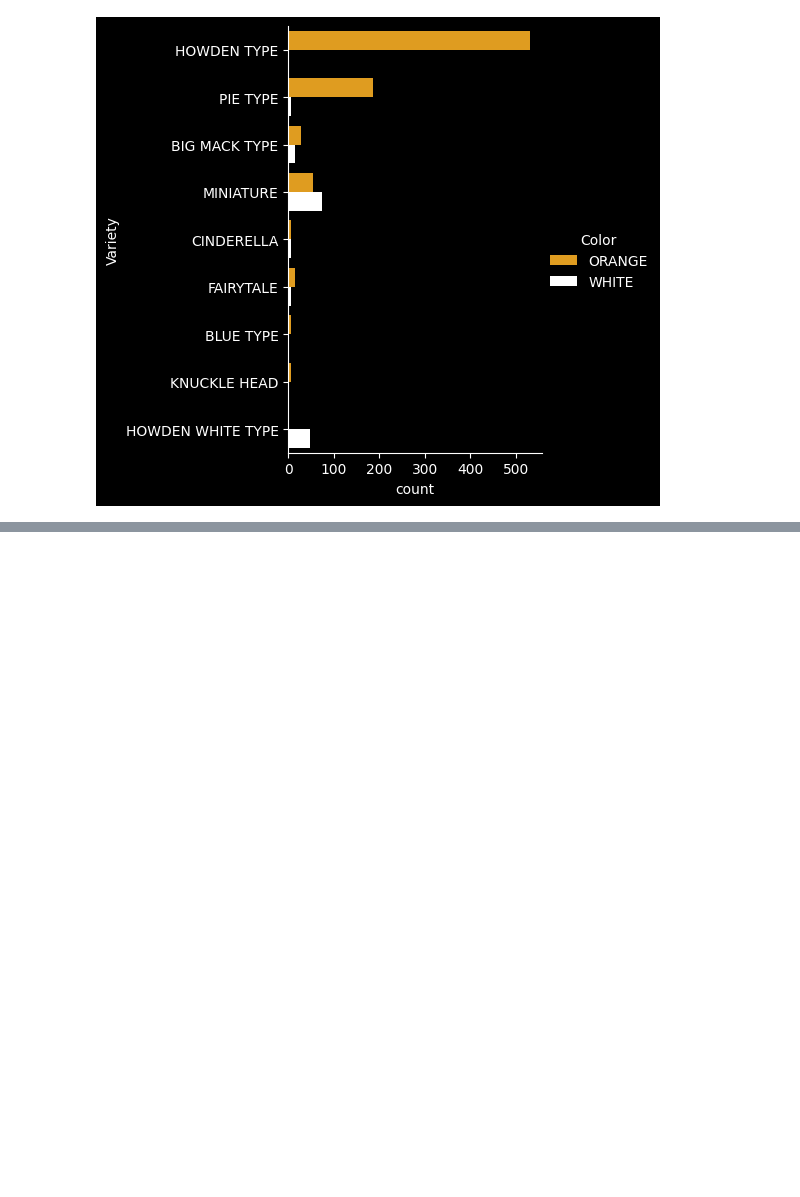
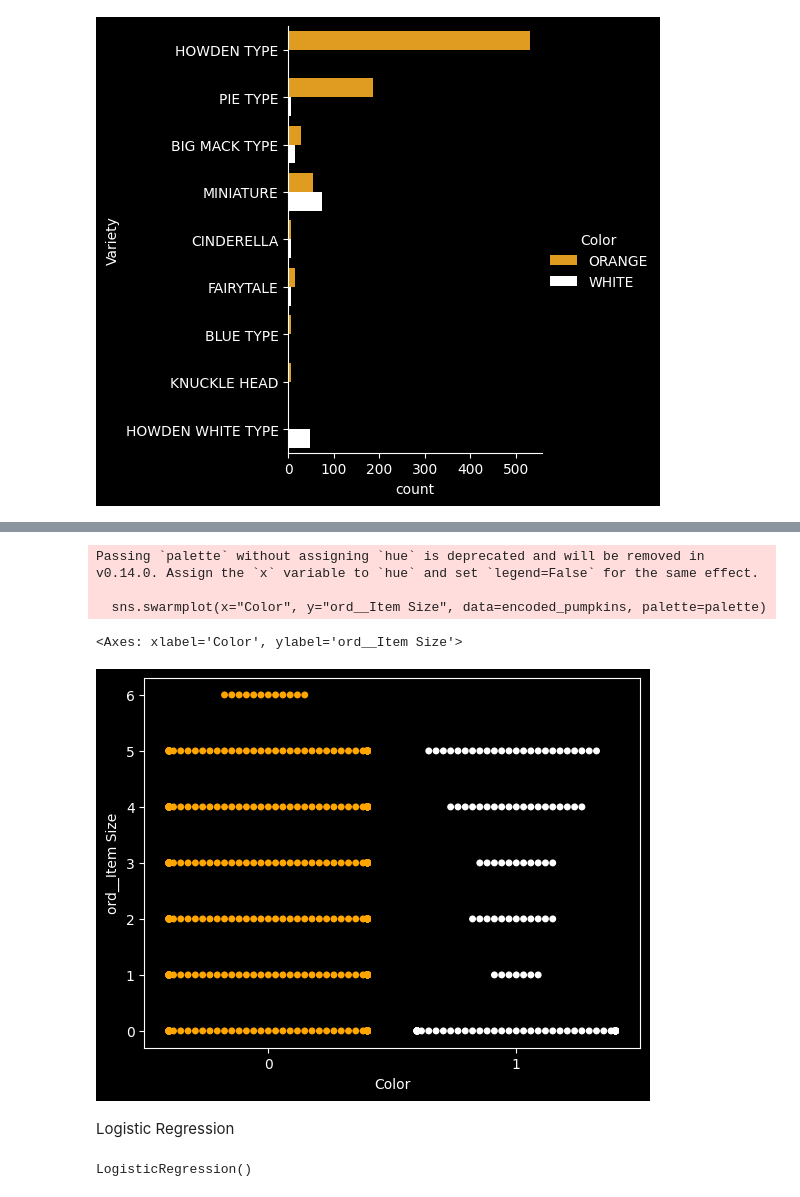
Before and after one commit to omarelwaliely/datascience, a Jupyter notebook: microsoft_beginner_ml/pumpkin_analysis/pumpkin_regression.ipynb, the cells around one changed output, grey strips where cells are left out. Drawn from its saved outputs; the diff is of its cells as text; code cells hidden in the pictures; blank space fills up the shorter version.

Commit message:
finished logistic regression

```diff
--- a/microsoft_beginner_ml/pumpkin_analysis/pumpkin_regression.ipynb
+++ b/microsoft_beginner_ml/pumpkin_analysis/pumpkin_regression.ipynb
@@ -358,0 +403,14 @@ encoded_features
+# %%
+palette = {
+'0': 'orange',
+'1': 'white'
+}
+sns.swarmplot(x="Color", y="ord__Item Size", data=encoded_pumpkins, palette=palette)
+# %% [output]
+Passing `palette` without assigning `hue` is deprecated and will be removed in v0.14.0. Assign the `x` variable to `hue` and set `legend=False` for the same effect.
+
+  sns.swarmplot(x="Color", y="ord__Item Size", data=encoded_pumpkins, palette=palette)
+<Axes: xlabel='Color', ylabel='ord__Item Size'>
+[figure, added]
+# %% [markdown]
+Logistic Regression
@@ -358,0 +421,5 @@ encoded_features
+# %%
+model_log = LogisticRegression()
+model_log.fit(X_train, y_train)
+# %% [output]
+LogisticRegression()
```
Also changed, not shown: parts of 26 cells of this notebook.
